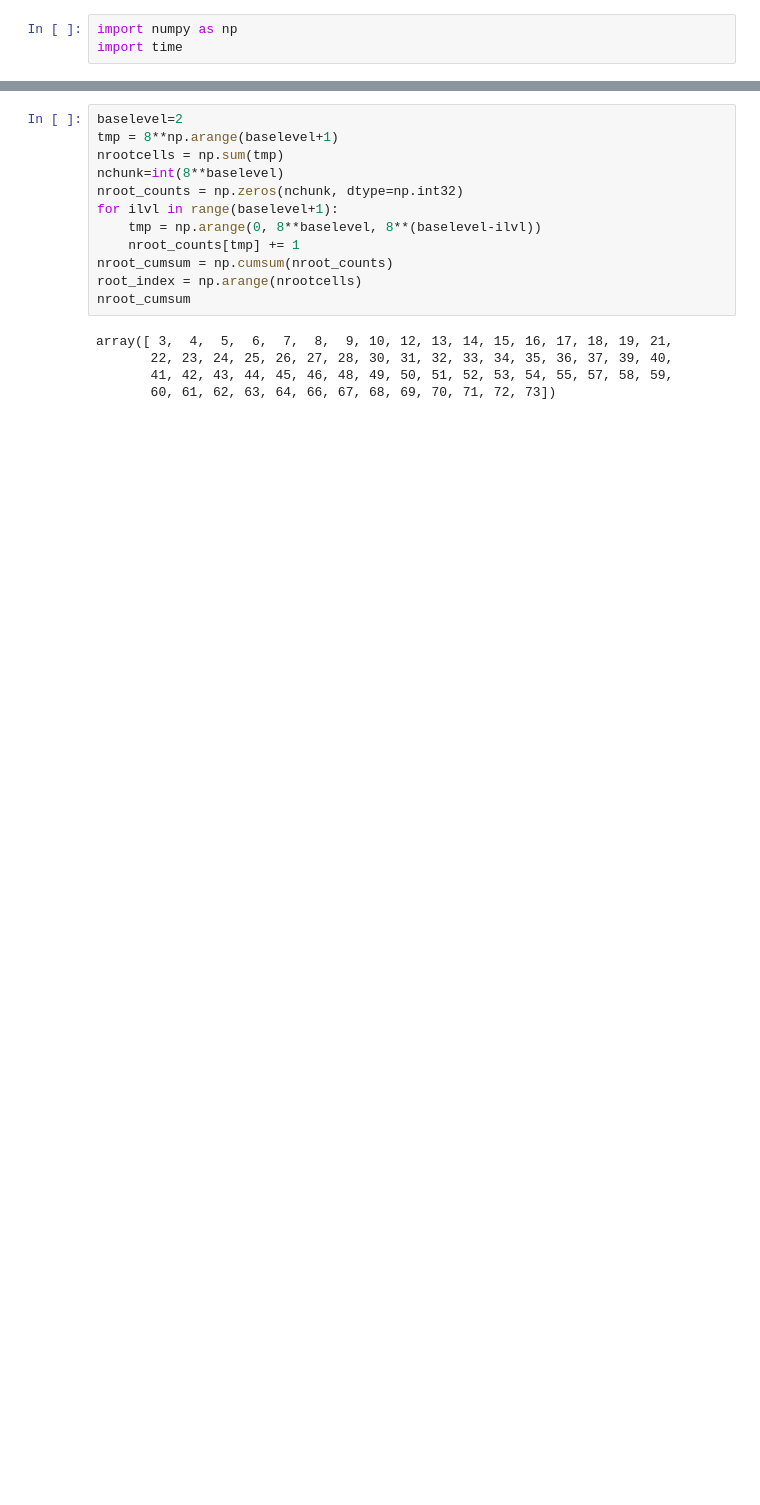
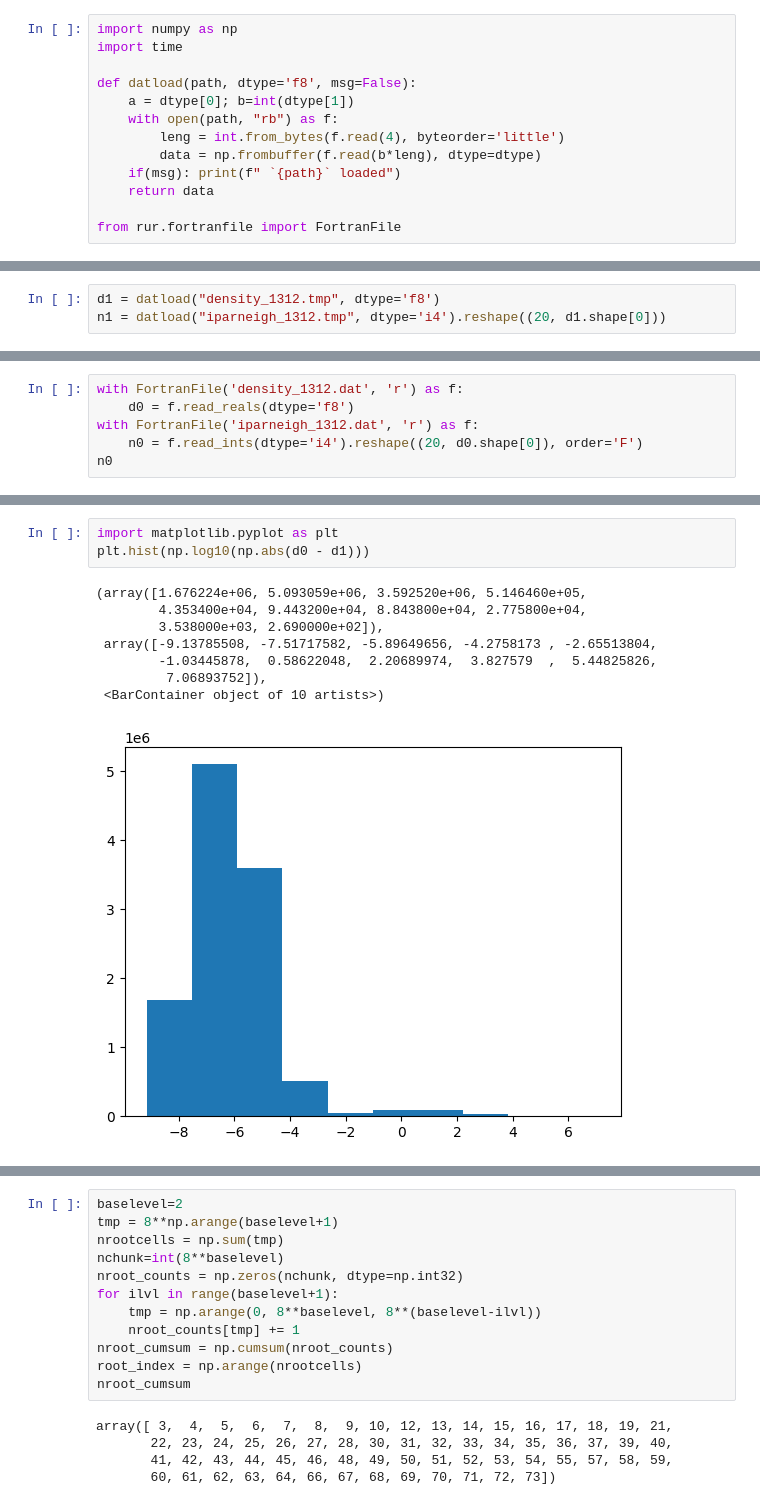
Before and after one commit to syj3514/halomaker_python, a Jupyter notebook: test.ipynb, the cells around one changed output, grey strips where cells are left out. Drawn from its saved outputs; the diff is of its cells as text; blank space fills up the shorter version.

```diff
--- a/test.ipynb
+++ b/test.ipynb
@@ -1,3 +1,13 @@
 # %%
 import numpy as np
 import time
+
+def datload(path, dtype='f8', msg=False):
+    a = dtype[0]; b=int(dtype[1])
+    with open(path, "rb") as f:
+        leng = int.from_bytes(f.read(4), byteorder='little')
+        data = np.frombuffer(f.read(b*leng), dtype=dtype)
+    if(msg): print(f" `{path}` loaded")
+    return data
+
+from rur.fortranfile import FortranFile
@@ -3,0 +61,3 @@ import time
+# %%
+d1 = datload("density_1312.tmp", dtype='f8')
+n1 = datload("iparneigh_1312.tmp", dtype='i4').reshape((20, d1.shape[0]))
@@ -3,0 +79,6 @@ import time
+# %%
+with FortranFile('density_1312.dat', 'r') as f:
+    d0 = f.read_reals(dtype='f8')
+with FortranFile('iparneigh_1312.dat', 'r') as f:
+    n0 = f.read_ints(dtype='i4').reshape((20, d0.shape[0]), order='F')
+n0
@@ -3,0 +129,12 @@ import time
+# %%
+import matplotlib.pyplot as plt
+plt.hist(np.log10(np.abs(d0 - d1)))
+# %% [output]
+(array([1.676224e+06, 5.093059e+06, 3.592520e+06, 5.146460e+05,
+        4.353400e+04, 9.443200e+04, 8.843800e+04, 2.775800e+04,
+        3.538000e+03, 2.690000e+02]),
+ array([-9.13785508, -7.51717582, -5.89649656, -4.2758173 , -2.65513804,
+        -1.03445878,  0.58622048,  2.20689974,  3.827579  ,  5.44825826,
+         7.06893752]),
+ <BarContainer object of 10 artists>)
+[figure, added]
```
Also changed, not shown: parts of 29 cells of this notebook, 6 other files.
